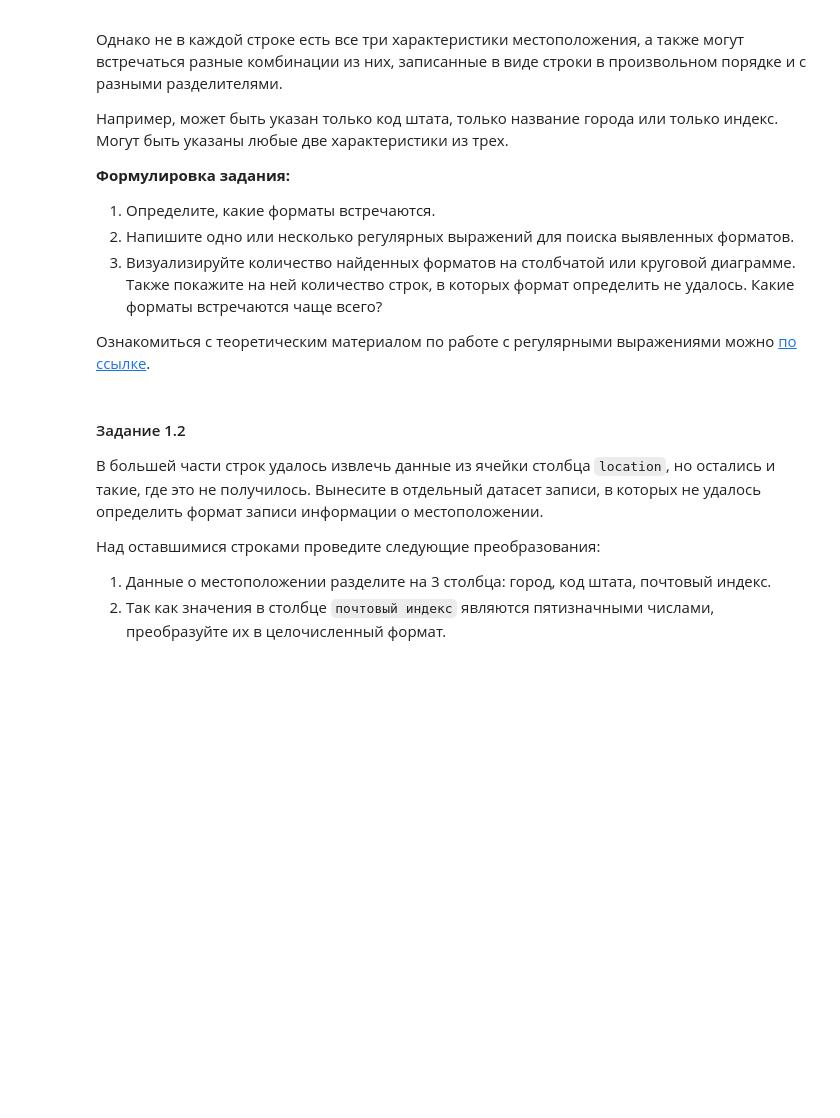
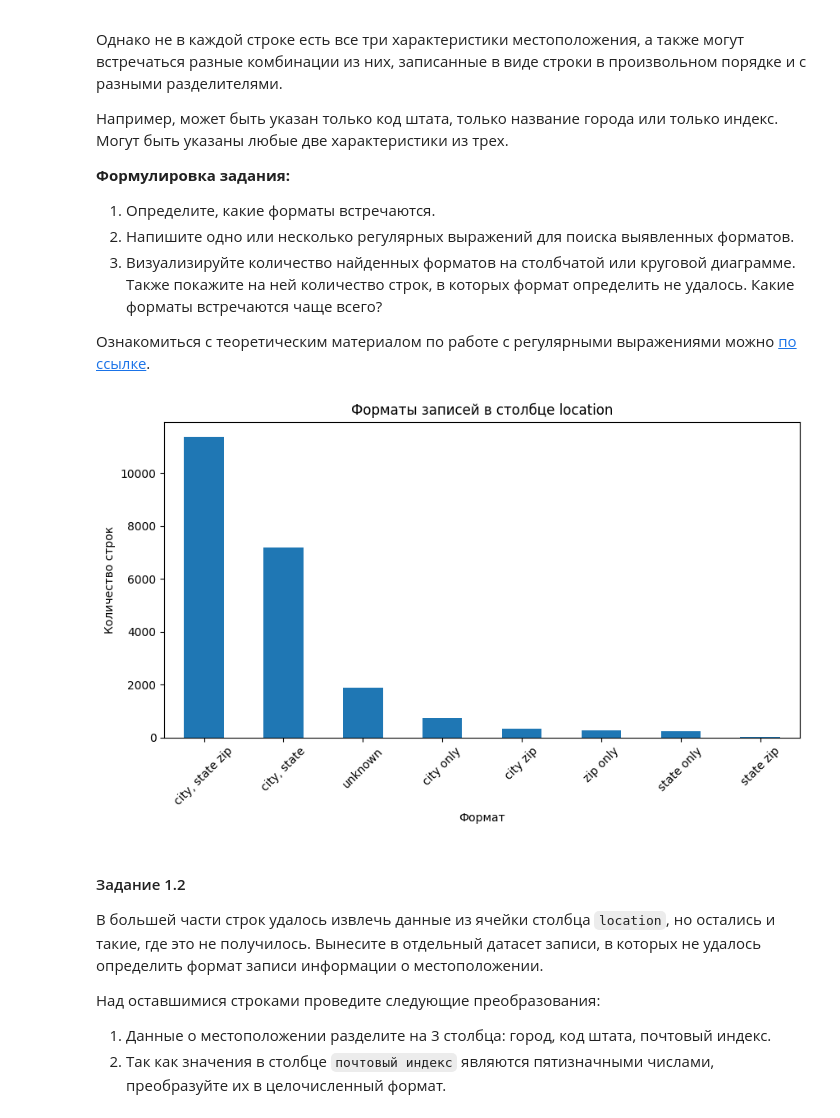
Before and after one commit to Krimaxev/Data_Visualisation_Methods_ITMO, a Jupyter notebook: labs/ЛР3_Обеспечение_качества_данных.ipynb, the cells around one changed output. Drawn from its saved outputs; the diff is of its cells as text; code cells hidden in the pictures; blank space fills up the shorter version.

```diff
--- a/labs/ЛР3_Обеспечение_качества_данных.ipynb
+++ b/labs/ЛР3_Обеспечение_качества_данных.ipynb
@@ -145,3 +258,55 @@ df.info()
+# %%
+
+df["location"].value_counts().head(30)
+
+# Функция для определения формата location
+
+def detect_location_format(value):
+    value = str(value).strip()
+
+    city = r"[A-Za-z .'-]+"
+    state = r"[A-Z]{2}"
+    zip_code = r"\d{5}"
+
+    if re.fullmatch(fr"{city},\s*{state}\s+{zip_code}", value):
+        return "city, state zip"
+
+    elif re.fullmatch(fr"{city},\s*{state}", value):
+        return "city, state"
+
+    elif re.fullmatch(fr"{state}\s+{zip_code}", value):
+        return "state zip"
+
+    elif re.fullmatch(fr"{city}\s+{zip_code}", value):
+        return "city zip"
+
+    elif re.fullmatch(state, value):
+        return "state only"
+
+    elif re.fullmatch(zip_code, value):
+        return "zip only"
+
+    elif re.fullmatch(city, value):
+        return "city only"
+
+    else:
+        return "unknown"
+
+df["location_format"] = df["location"].apply(detect_location_format)
+
+df["location_format"].value_counts()
+
+plt.figure(figsize=(10, 5))
+
+df["location_format"].value_counts().plot(kind="bar")
+
+plt.title("Форматы записей в столбце location")
+plt.xlabel("Формат")
+plt.ylabel("Количество строк")
+plt.xticks(rotation=45)
+plt.show()
+# %% [output]
+[figure, added]
 # %% [markdown]
 #### Задание 1.2
 
```
Also changed, not shown: parts of 31 cells of this notebook.
